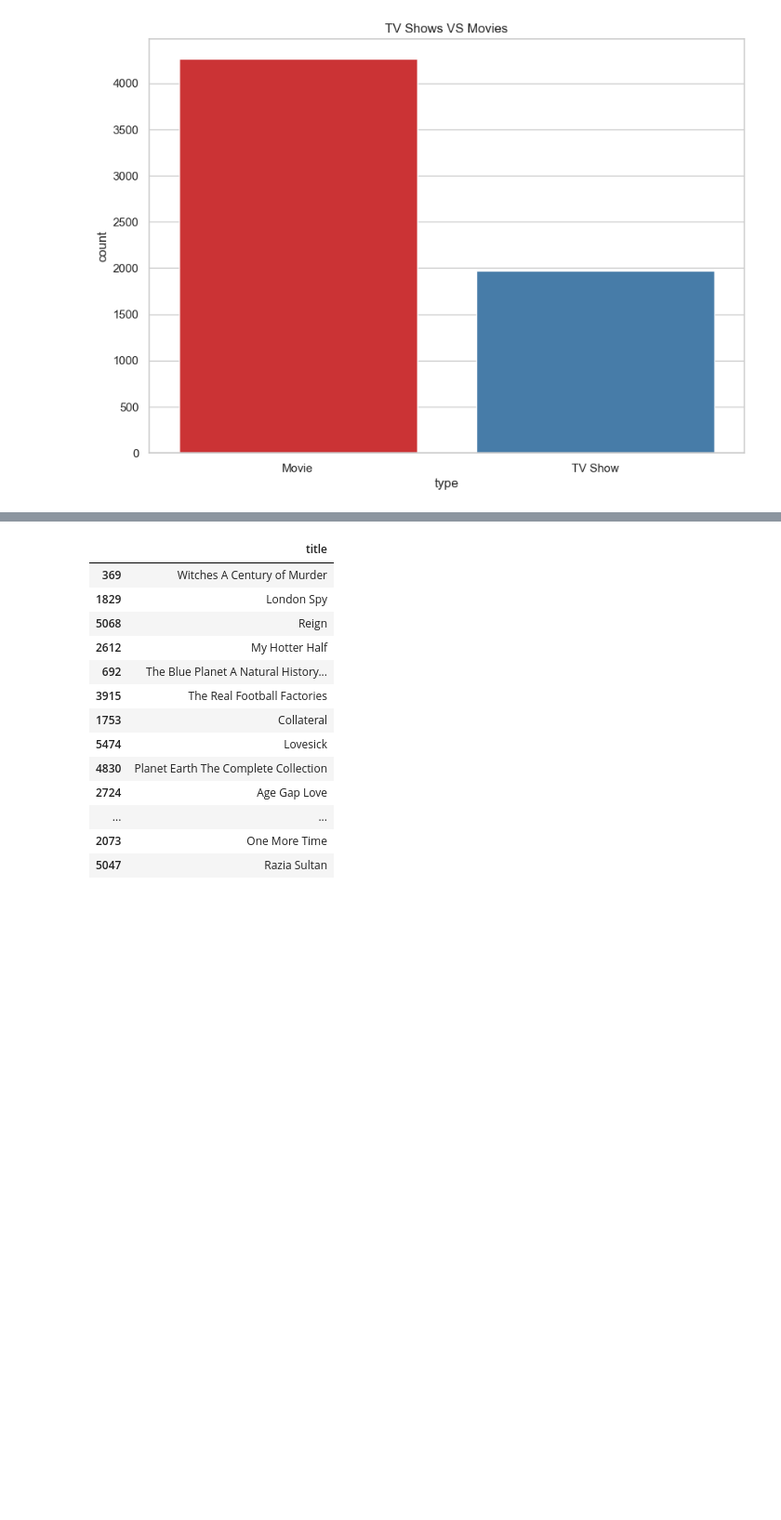
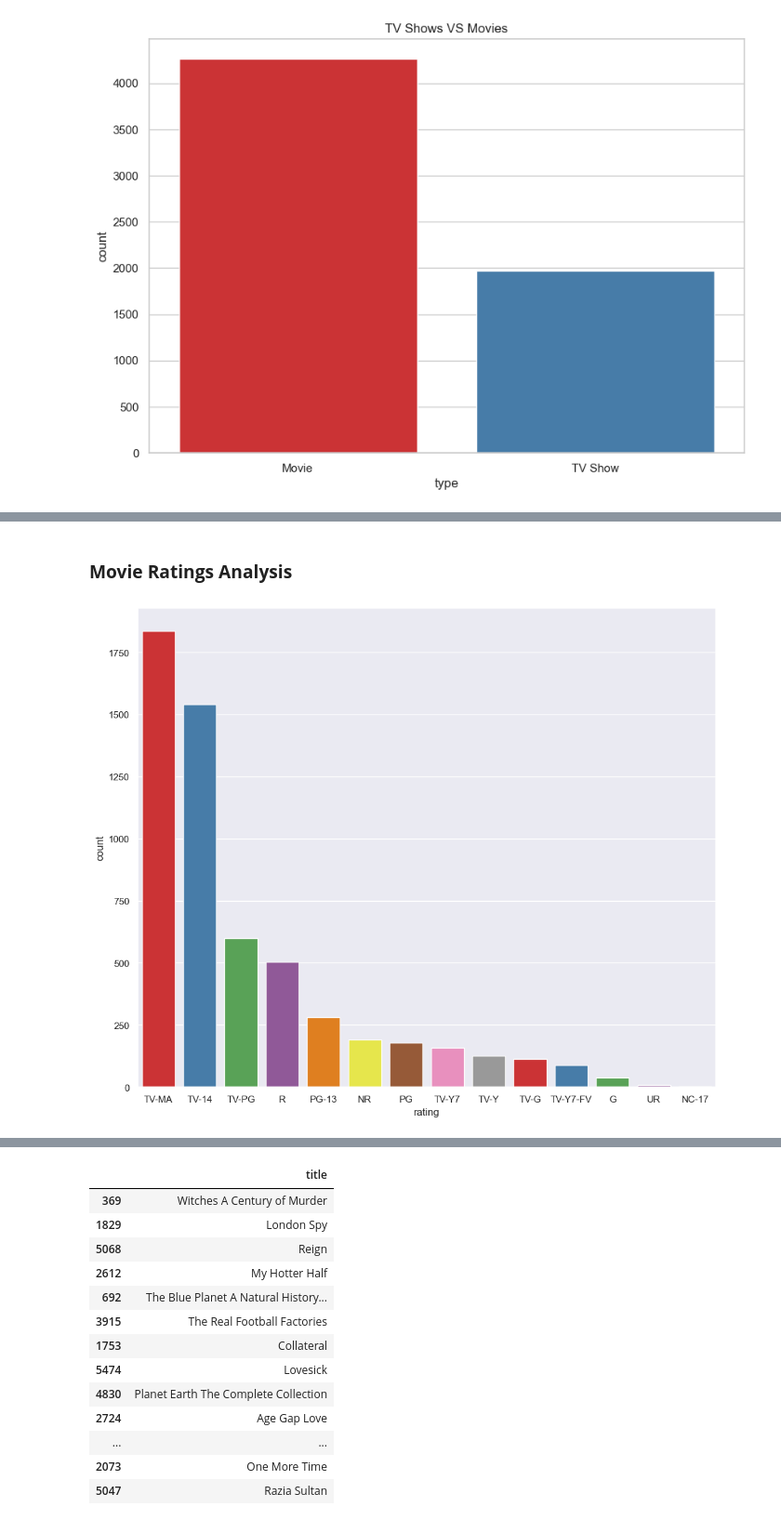
Before and after one commit to LuisBDev/Netflix-Content-Based-Recommendation-System, a Jupyter notebook: netflix_demo_cbrs.ipynb, the cells around one changed output, grey strips where cells are left out. Shown: that part at 93% size. Drawn from its saved outputs; the diff is of its cells as text; code cells hidden in the pictures; blank space fills up the shorter version.

```diff
--- a/netflix_demo_cbrs.ipynb
+++ b/netflix_demo_cbrs.ipynb
@@ -39,3 +65,12 @@ Text(0.5, 1.0, 'TV Shows VS Movies')
+# %% [markdown]
+### **Movie Ratings Analysis**
+# %%
+#Movie ratings analysis
+plt.figure(figsize=(12,10))
+sns.set(style="darkgrid")
+ax = sns.countplot(x="rating", data=data, palette="Set1", order=data['rating'].value_counts().index[0:15])
+# %% [output]
+[figure, added]
 # %%
 data.dropna(subset=['cast','title','description','listed_in'],inplace=True,axis=0)
 data = data.reset_index(drop=True)
```
Also changed, not shown: parts of 2 cells of this notebook.
